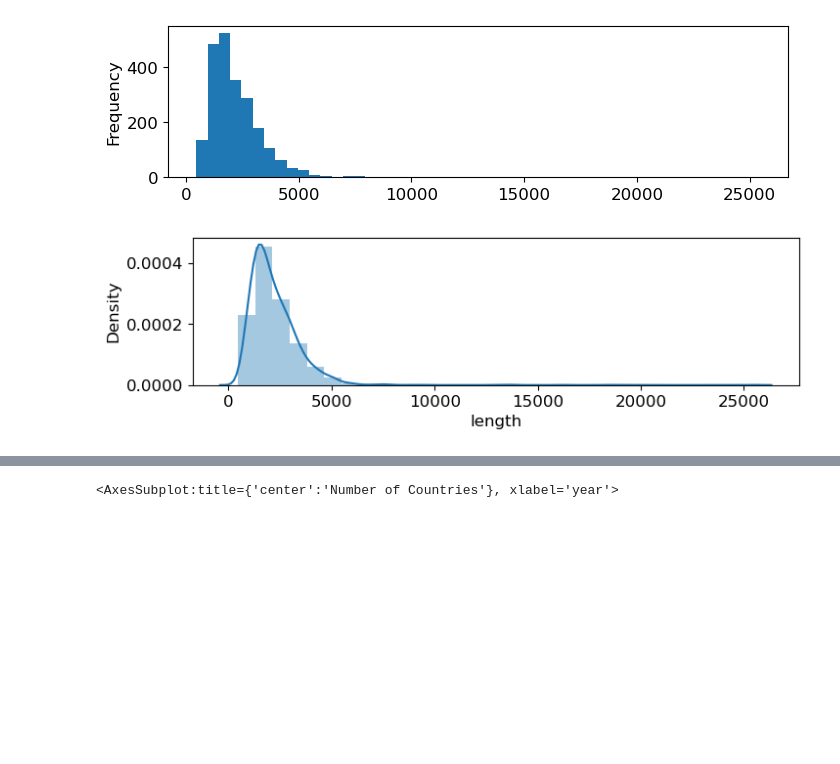
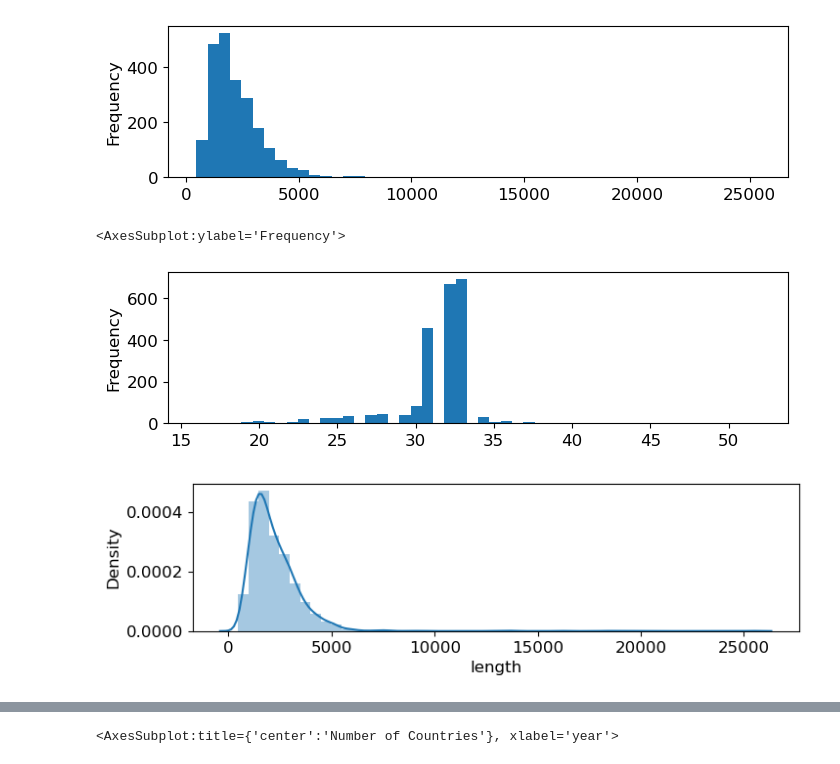
Before and after one commit to furyhawk/text_summarization, a Jupyter notebook: notebooks/explore_bbc_dataset.ipynb, the cells around one changed output, grey strips where cells are left out. Saved outputs shown, nothing was run; the diff lists cells and outputs as text; code cells hidden in the pictures; blank space fills up the shorter version.

```diff
--- a/notebooks/explore_bbc_dataset.ipynb
+++ b/notebooks/explore_bbc_dataset.ipynb
@@ -105,11 +136,16 @@ df['length'].plot(kind='hist', bins=50, figsize=(8,2))
 # %% [output]
 <AxesSubplot:ylabel='Frequency'>
 [figure]
+# %%
+df['headline_length'].plot(kind='hist', bins=50, figsize=(8,2))
+# %% [output]
+<AxesSubplot:ylabel='Frequency'>
+[figure, added]
 # %%
 # seaborn plot with gaussian kernel density estimate
 import seaborn as sns
 
 plt.figure(figsize=(8, 2))
-sns.distplot(df['length'], bins=30, kde=True);
+sns.distplot(df['length'], bins=50, kde=True);
 # %% [output]
-[figure, old version]
+[figure, new version]
```
Also changed, not shown: parts of 18 cells of this notebook, 4 other files.
